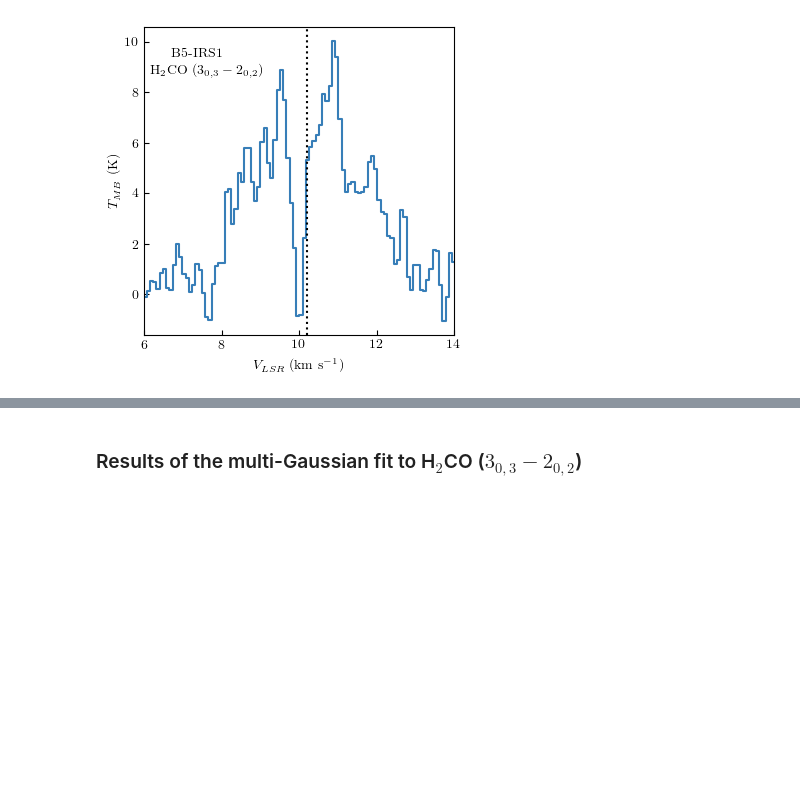
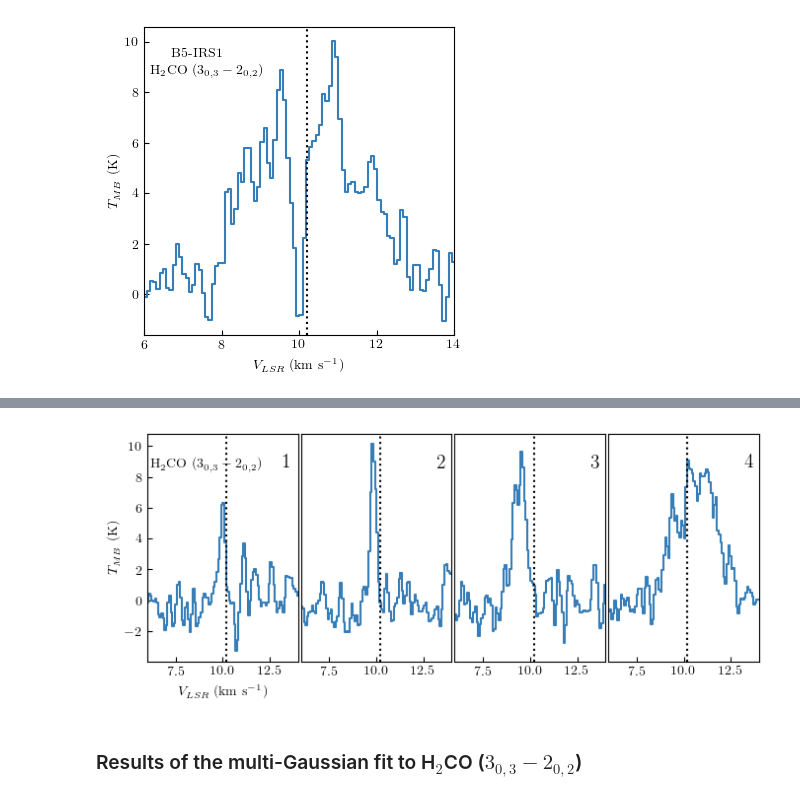
Before and after one commit to tere-valdivia/Barnard_5_infall, a Jupyter notebook: figures.ipynb, the cells around one changed output, grey strips where cells are left out. Cells and saved outputs as stored; diff of their text form; code cells hidden in the pictures; blank space fills up the shorter version.

```diff
--- a/figures.ipynb
+++ b/figures.ipynb
@@ -288,7 +288,7 @@ for i, ax in enumerate(axlist):
     planevel = cube_HC3N.unmasked_data[indexvel, :, :]
     im = ax.imshow(planevel, vmin = vmin, vmax=vmax)
     ax.annotate(str(np.round(velocity_sample[i], 2))+r' km s$^{-1}$', (0.9, 0.5), xycoords='axes fraction', color='k', size=6, rotation=90)
-    beam = Ellipse((85, 75), bmaj, bmin, angle=bpa, ec = 'w', fc='w')
+
     # ax.scatter(ra_yso_pix, dec_yso_pix, marker='*', facecolor=None, edgecolor='w', s=8, linewidth=0.5)
     ax.set_xlim([xmin, xmax])
     ax.set_ylim([ymin, ymax])
@@ -320,6 +320,7 @@ for i, ax in enumerate(axlist):
         lat.set_axislabel('Declination (FK5, J2000)', size=6)
         lat.set_ticklabel(size=6)
         lon.set_ticklabel(rotation=20,pad=15,ha='right', size=6)
+beam = Ellipse((80, 45), bmaj, bmin, angle=bpa, ec = 'w', fc='w')
 axlist[11].add_patch(beam)
 
 fig.tight_layout(pad=0)
@@ -1483,7 +1485,8 @@ for i in range(len(axes)):
     ax.set_xlim([velinit.value, velend.value])
     ax.axvline(10.2, color='k', linestyle='dotted', label=r'$V_{LSR}$ IRS1 (NH$_3$)')
     if i: ax.tick_params(axis='y', which='both', left=False)
-fig.subplots_adjust(wspace=0)
+fig.subplots_adjust(wspace=0.02)
 axes[0].text(0.02, 0.85, label, horizontalalignment='left', transform=axes[0].transAxes, color='k', size=10)
 if savefig:
     fig.savefig(figname, bbox_inches='tight')
+# %% [output]
@@ -1490,3 +1497,4 @@ if savefig:
+[figure, added]
 # %% [markdown]
 ### Results of the multi-Gaussian fit to H$_2$CO ($3_{0, 3} - 2_{0, 2}$)
 # %%
```
Also changed, not shown: parts of 4 cells of this notebook, 1 other file.
